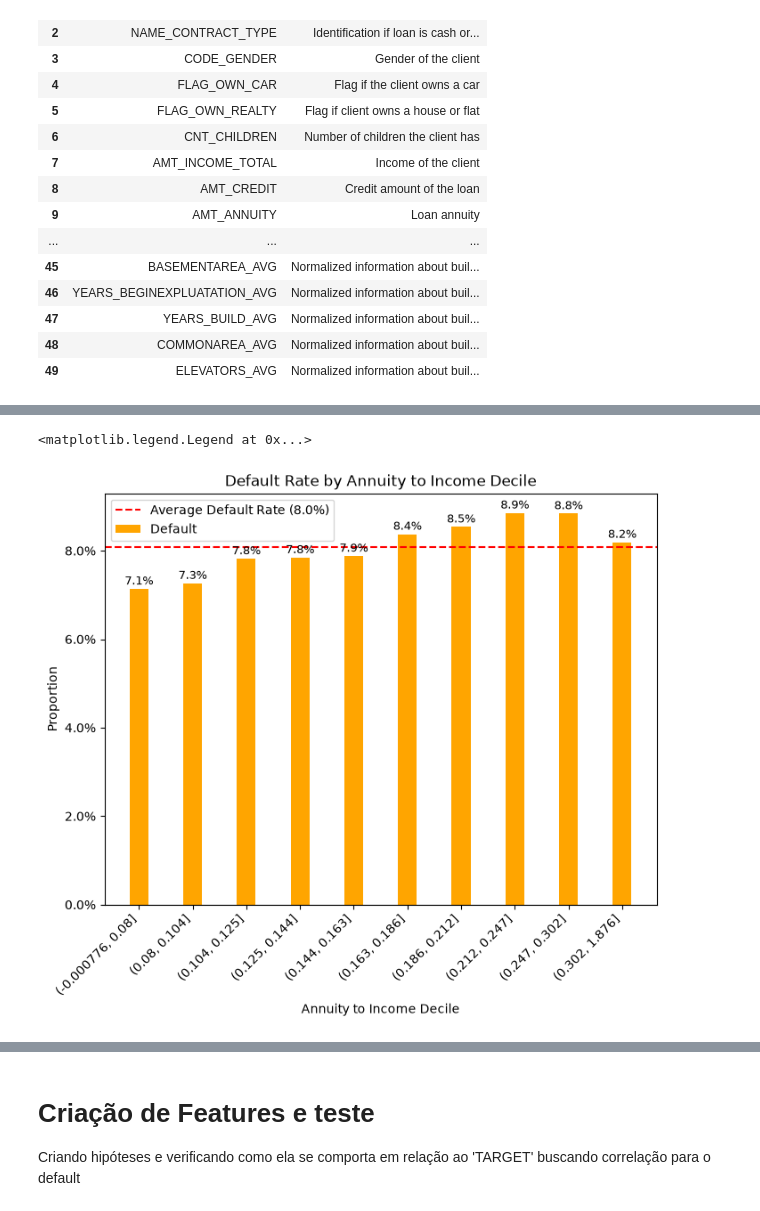
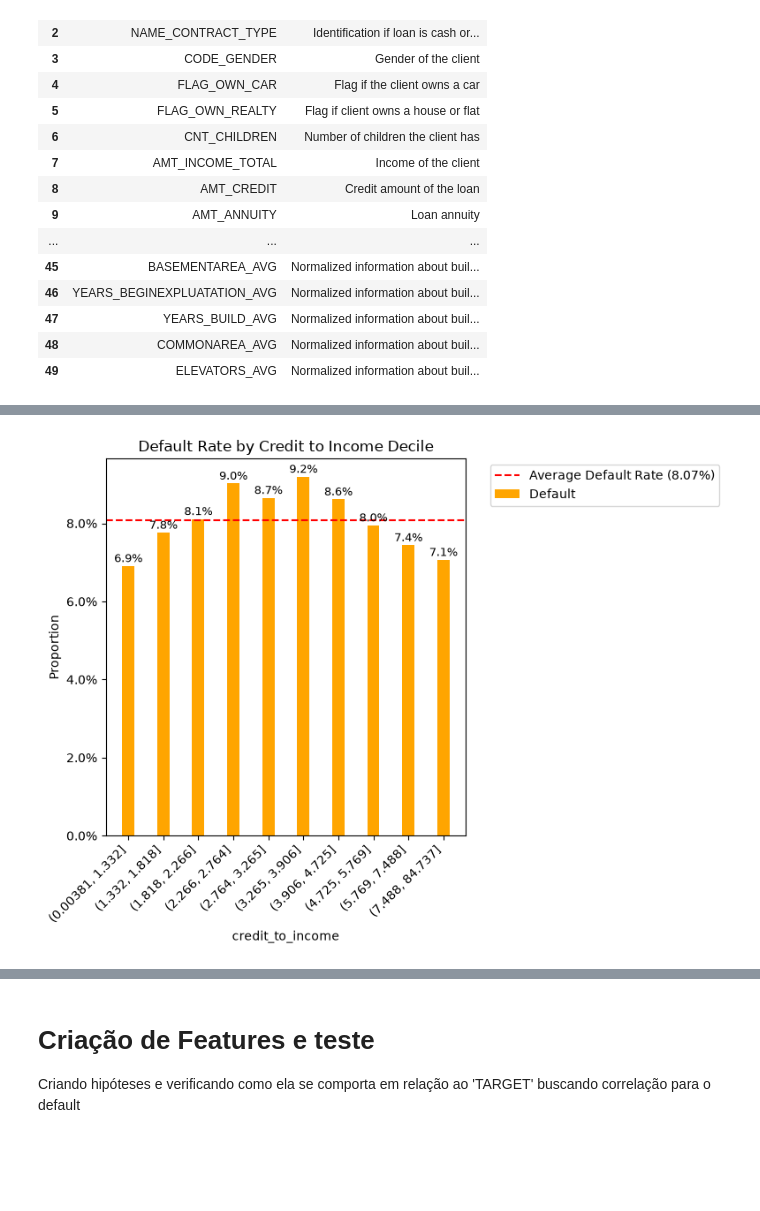
Before and after one commit to GGGBSILVESTRE1/Predicao_inadimplencia, a Jupyter notebook: notebooks/EDA.ipynb, the cells around one changed output, grey strips where cells are left out. Cells and saved outputs as stored; diff of their text form; code cells hidden in the pictures; blank space fills up the shorter version.

```diff
--- a/notebooks/EDA.ipynb
+++ b/notebooks/EDA.ipynb
@@ -207,5 +135,5 @@ df_application_train.groupby("TARGET")[["EXT_SOURCE_1", "EXT_SOURCE_2", "EXT_SOU
 # %%
-df_application_train = df_application_train.assign(
+df_features = df_application_train.assign(
     credit_to_income=df_application_train["AMT_CREDIT"] / df_application_train["AMT_INCOME_TOTAL"],
     annuity_to_income=df_application_train["AMT_ANNUITY"] / df_application_train["AMT_INCOME_TOTAL"],
 )
@@ -250,32 +140,5 @@ ax.legend()
-# %%
-# Proporção da taxa de inadimplência por decil da relação parcela_anual/renda_anual
-"""
-Threshold empírico de 16%, significativamente abaixo dos padrões regulatórios de mercado (30-43%), possivelmente devido a origem dos dados serem de mercados emergentes
-Temos uma distribuição linear até a inflexão encontrada em D9, apresentando uma relação positiva
-"""
-df_application_train['annuity_to_income_decile'] = pd.qcut(df_application_train["annuity_to_income"], q = 10)
-
-annuity_proportions = pd.crosstab(df_application_train['annuity_to_income_decile'], df_application_train['TARGET'], normalize='index')
-
-fig, ax = plt.subplots(figsize=(8, 6))
-
-
-x = np.arange(len(annuity_proportions.index))
-ax.bar(x , annuity_proportions[1], width=0.35, color='orange', label='Default', data = annuity_proportions)
-plt.axhline(y=annuity_proportions[1].mean(), color='red', linestyle='--', label='Average Default Rate (8.0%)')
-ax.set_xticks(x)
-for i, v in enumerate(annuity_proportions[1]):
-    ax.text(i, v + 0.001, f"{v:.1%}", ha='center', fontsize=9)
-ax.set_xticklabels(
-    annuity_proportions.index.astype(str),
-    rotation = 45,
-    ha = 'right'
-    )
-ax.set_xlabel('Annuity to Income Decile')
-ax.set_ylabel('Proportion')
-ax.set_title('Default Rate by Annuity to Income Decile')
-ax.yaxis.set_major_formatter(PercentFormatter(1))
-ax.legend()
-# %% [output]
-<matplotlib.legend.Legend at 0x...>
-[figure, removed]
+# %%
+# Visualização de proporção de inadimplência por decil da relação crédito/renda
+plot_target_by_decile(df_features, "credit_to_income", "TARGET","Default Rate by Credit to Income Decile" )
+# %% [output]
+[figure, added]
```
Also changed, not shown: parts of 42 cells of this notebook, 3 other files.
